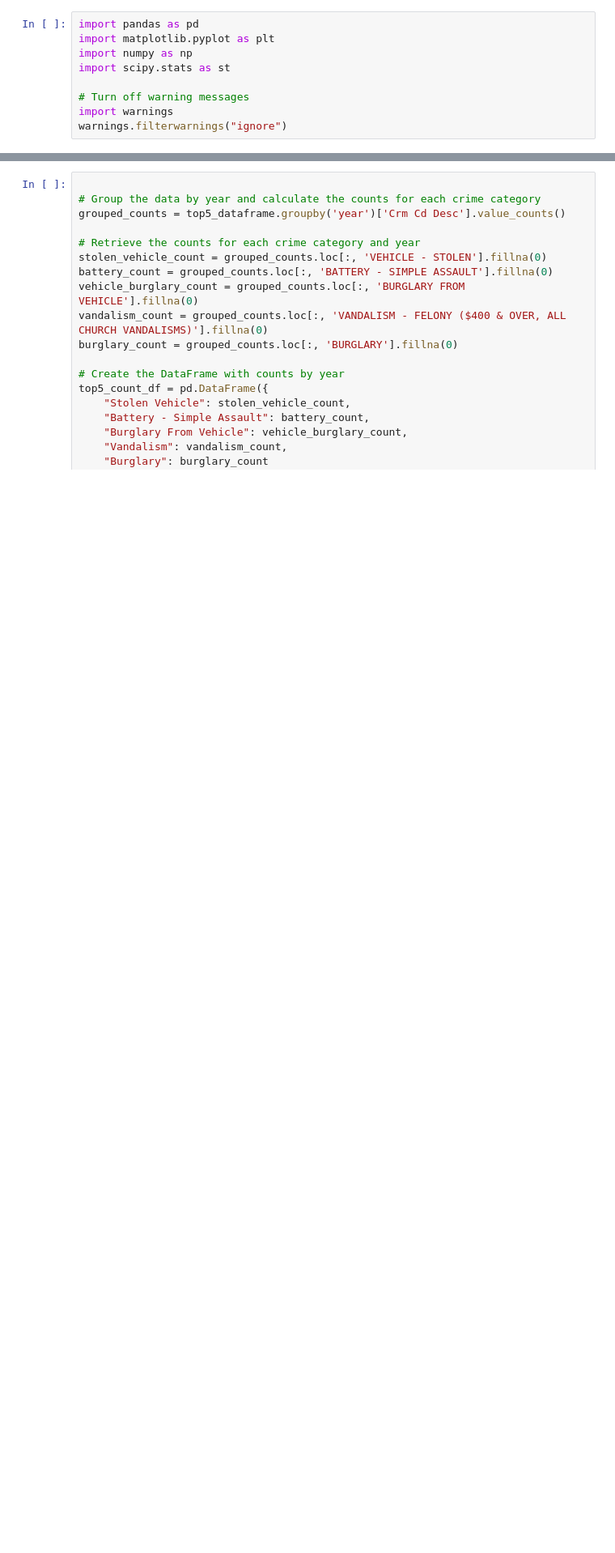
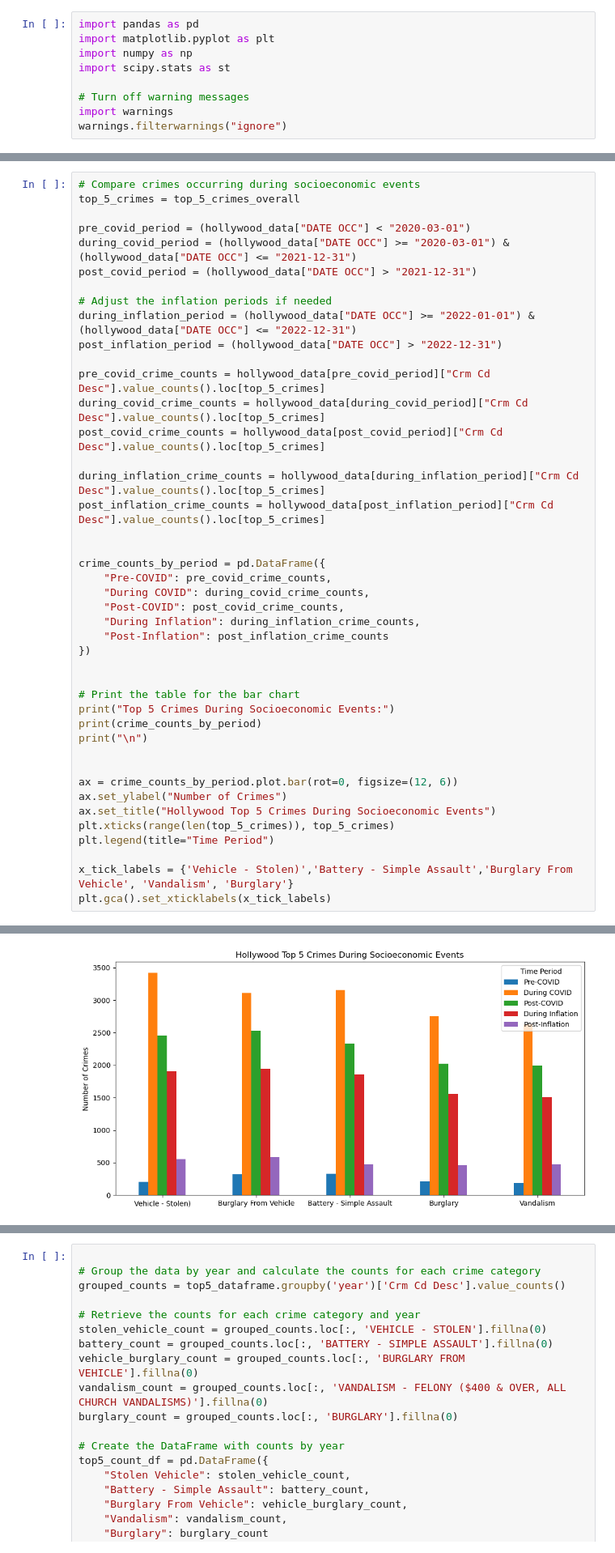
Before and after one commit to tdanh2018/datavoyager, a Jupyter notebook: cv_data.ipynb, the cells around one changed output, grey strips where cells are left out. Shown at 81% size. Drawn from its saved outputs; the diff is of its cells as text; blank space fills up the shorter version.

```diff
--- a/cv_data.ipynb
+++ b/cv_data.ipynb
@@ -310,0 +175,44 @@ top5_count_df
+# %%
+# Compare crimes occurring during socioeconomic events
+top_5_crimes = top_5_crimes_overall
+
+pre_covid_period = (hollywood_data["DATE OCC"] < "2020-03-01")
+during_covid_period = (hollywood_data["DATE OCC"] >= "2020-03-01") & (hollywood_data["DATE OCC"] <= "2021-12-31")
+post_covid_period = (hollywood_data["DATE OCC"] > "2021-12-31")
+
+# Adjust the inflation periods if needed
+during_inflation_period = (hollywood_data["DATE OCC"] >= "2022-01-01") & (hollywood_data["DATE OCC"] <= "2022-12-31")
+post_inflation_period = (hollywood_data["DATE OCC"] > "2022-12-31")
+
+pre_covid_crime_counts = hollywood_data[pre_covid_period]["Crm Cd Desc"].value_counts().loc[top_5_crimes]
+during_covid_crime_counts = hollywood_data[during_covid_period]["Crm Cd Desc"].value_counts().loc[top_5_crimes]
+post_covid_crime_counts = hollywood_data[post_covid_period]["Crm Cd Desc"].value_counts().loc[top_5_crimes]
+
+during_inflation_crime_counts = hollywood_data[during_inflation_period]["Crm Cd Desc"].value_counts().loc[top_5_crimes]
+post_inflation_crime_counts = hollywood_data[post_inflation_period]["Crm Cd Desc"].value_counts().loc[top_5_crimes]
+
+
+crime_counts_by_period = pd.DataFrame({
+    "Pre-COVID": pre_covid_crime_counts,
+    "During COVID": during_covid_crime_counts,
+    "Post-COVID": post_covid_crime_counts,
+    "During Inflation": during_inflation_crime_counts,
+    "Post-Inflation": post_inflation_crime_counts
+})
+
+
+# Print the table for the bar chart
+print("Top 5 Crimes During Socioeconomic Events:")
+print(crime_counts_by_period)
+print("\n")
+
+
+ax = crime_counts_by_period.plot.bar(rot=0, figsize=(12, 6))
+ax.set_ylabel("Number of Crimes")
+ax.set_title("Hollywood Top 5 Crimes During Socioeconomic Events")
+plt.xticks(range(len(top_5_crimes)), top_5_crimes)
+plt.legend(title="Time Period")
+
+x_tick_labels = {'Vehicle - Stolen)','Battery - Simple Assault','Burglary From Vehicle', 'Vandalism', 'Burglary'}
+plt.gca().set_xticklabels(x_tick_labels)
+# %% [output]
@@ -310,0 +236 @@ top5_count_df
+[figure, added]
```
Also changed, not shown: parts of 40 cells of this notebook.
